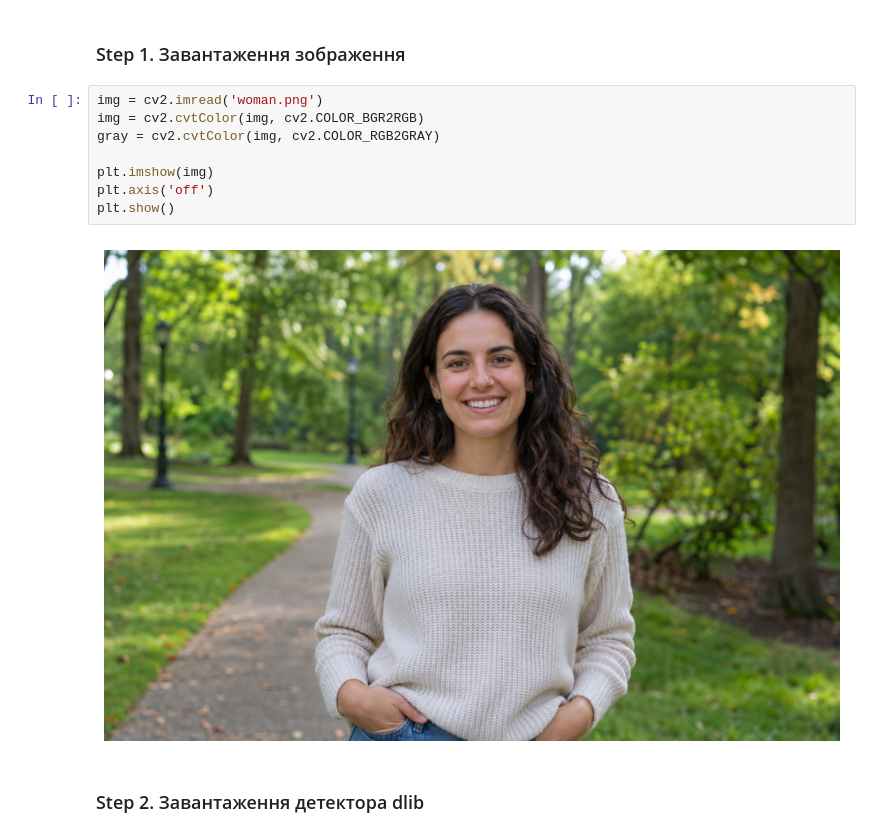
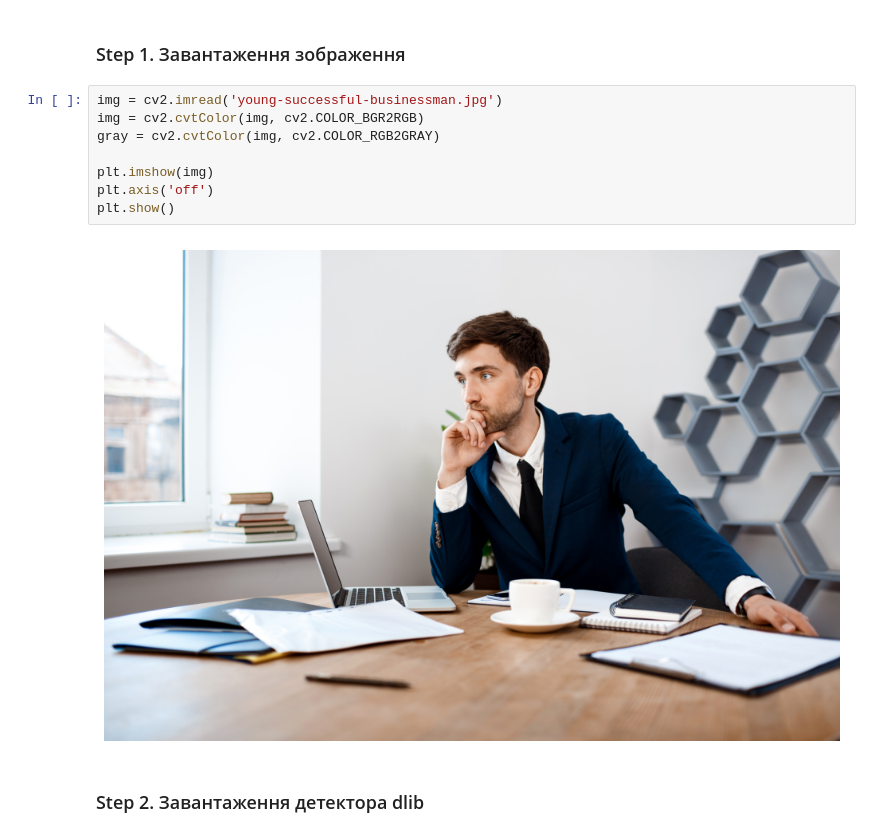
Before and after one commit to Angelina-Grbchh/Mathematical-methods-of-pattern-recognition-and-computer-vision, a Jupyter notebook: Lab6/Prac_06_1.ipynb, the cells around one changed output. Saved outputs shown, nothing was run; the diff lists cells and outputs as text.

```diff
--- a/Lab6/Prac_06_1.ipynb
+++ b/Lab6/Prac_06_1.ipynb
@@ -16,15 +16,15 @@ plt.rcParams['figure.figsize'] = [12, 8]
 # %% [markdown]
 ### Step 1. Завантаження зображення
 # %%
-img = cv2.imread('woman.png')
+img = cv2.imread('young-successful-businessman.jpg')
 img = cv2.cvtColor(img, cv2.COLOR_BGR2RGB)
 gray = cv2.cvtColor(img, cv2.COLOR_RGB2GRAY)
 
 plt.imshow(img)
 plt.axis('off')
 plt.show()
 # %% [output]
-[figure, old version]
+[figure, new version]
 # %% [markdown]
 ### Step 2. Завантаження детектора dlib
 # %%
```
Also changed, not shown: parts of 2 cells of this notebook, 2 other files.
